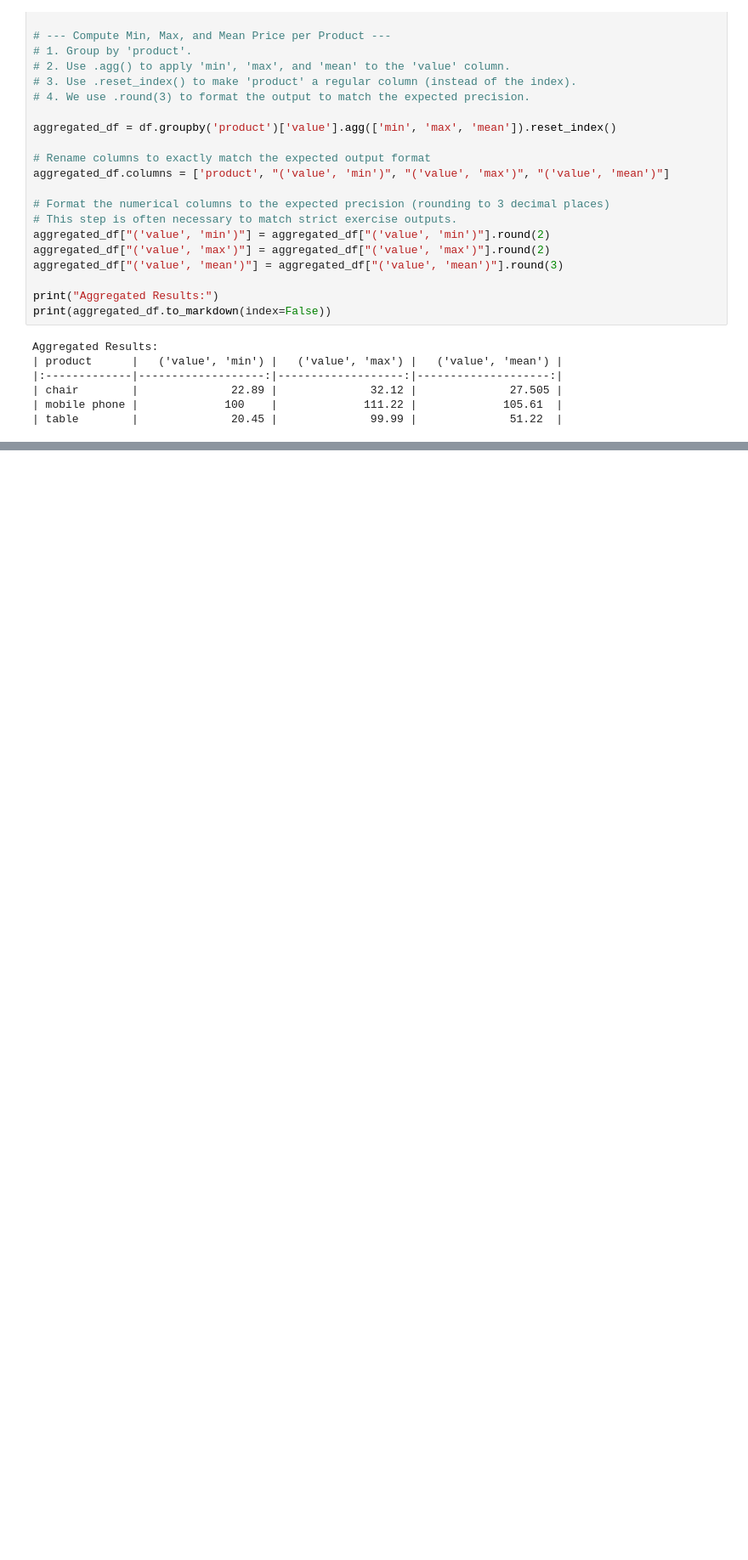
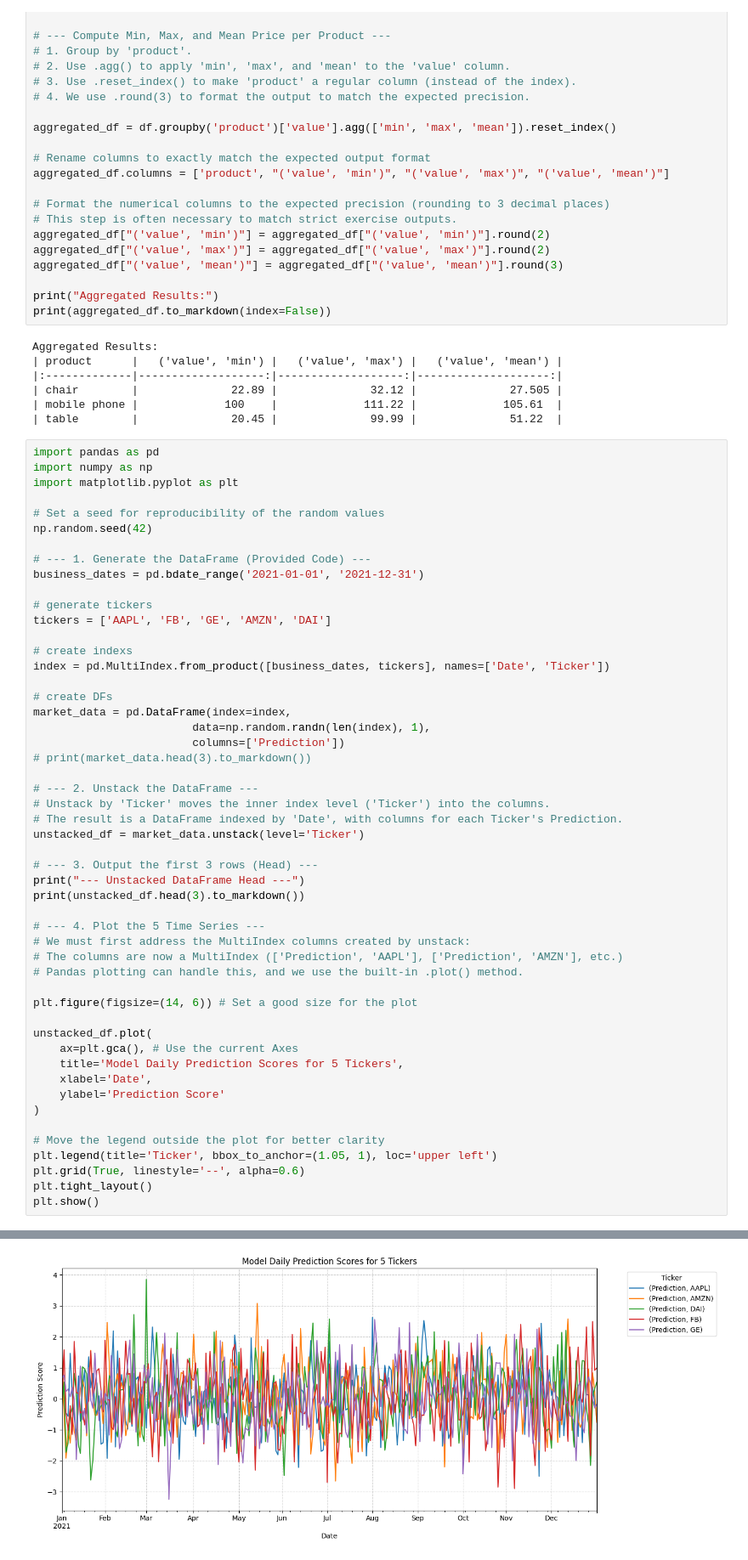
Before and after one commit to Rabinnnn/Data-wrangling, a Jupyter notebook: wrangling.ipynb, the cells around one changed output, grey strips where cells are left out. Shown: that part at 85% size. Saved outputs shown, nothing was run; the diff lists cells and outputs as text; blank space fills up the shorter version.

Commit message:
feat: unstack multiIndexed dataFrame

```diff
--- a/wrangling.ipynb
+++ b/wrangling.ipynb
@@ -276,3 +276,55 @@ Aggregated Results:
 | chair        |              22.89 |              32.12 |              27.505 |
 | mobile phone |             100    |             111.22 |             105.61  |
 | table        |              20.45 |              99.99 |              51.22  |
+# %%
+import pandas as pd
+import numpy as np
+import matplotlib.pyplot as plt
+
+# Set a seed for reproducibility of the random values
+np.random.seed(42)
+
+# --- 1. Generate the DataFrame (Provided Code) ---
+business_dates = pd.bdate_range('2021-01-01', '2021-12-31')
+
+# generate tickers
+tickers = ['AAPL', 'FB', 'GE', 'AMZN', 'DAI']
+
+# create indexs
+index = pd.MultiIndex.from_product([business_dates, tickers], names=['Date', 'Ticker'])
+
+# create DFs
+market_data = pd.DataFrame(index=index,
+                        data=np.random.randn(len(index), 1),
+                        columns=['Prediction'])
+# print(market_data.head(3).to_markdown())
+
+# --- 2. Unstack the DataFrame ---
+# Unstack by 'Ticker' moves the inner index level ('Ticker') into the columns.
+# The result is a DataFrame indexed by 'Date', with columns for each Ticker's Prediction.
+unstacked_df = market_data.unstack(level='Ticker')
+
+# --- 3. Output the first 3 rows (Head) ---
+print("--- Unstacked DataFrame Head ---")
+print(unstacked_df.head(3).to_markdown())
+
+# --- 4. Plot the 5 Time Series ---
+# We must first address the MultiIndex columns created by unstack:
+# The columns are now a MultiIndex (['Prediction', 'AAPL'], ['Prediction', 'AMZN'], etc.)
+# Pandas plotting can handle this, and we use the built-in .plot() method.
+
+plt.figure(figsize=(14, 6)) # Set a good size for the plot
+
+unstacked_df.plot(
+    ax=plt.gca(), # Use the current Axes
+    title='Model Daily Prediction Scores for 5 Tickers',
+    xlabel='Date',
+    ylabel='Prediction Score'
+)
+
+# Move the legend outside the plot for better clarity
+plt.legend(title='Ticker', bbox_to_anchor=(1.05, 1), loc='upper left')
+plt.grid(True, linestyle='--', alpha=0.6)
+plt.tight_layout()
+plt.show()
+# %% [output]
@@ -278,0 +337 @@ Aggregated Results:
+[figure, added]
```
Also changed, not shown: parts of 1 cell of this notebook.
